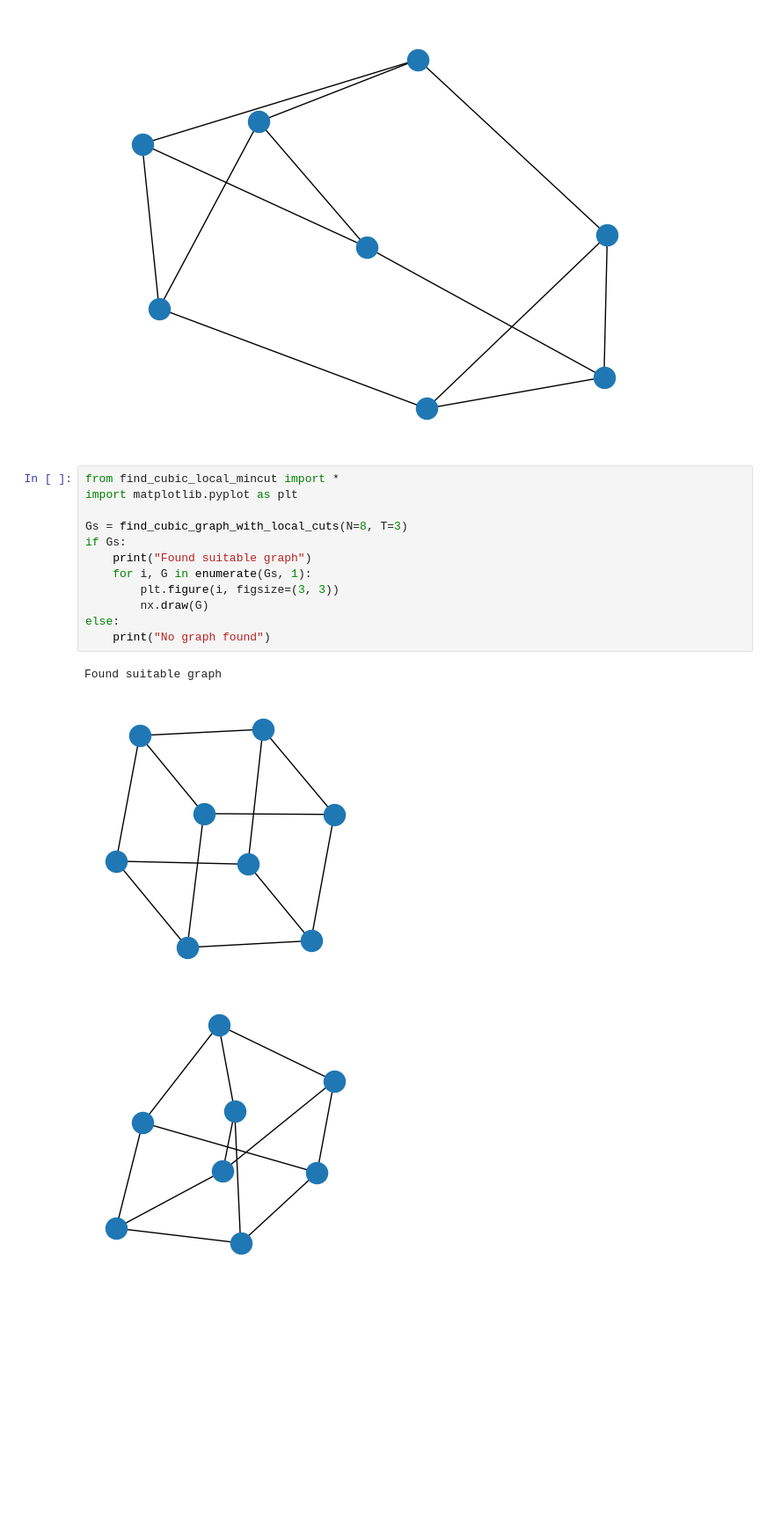
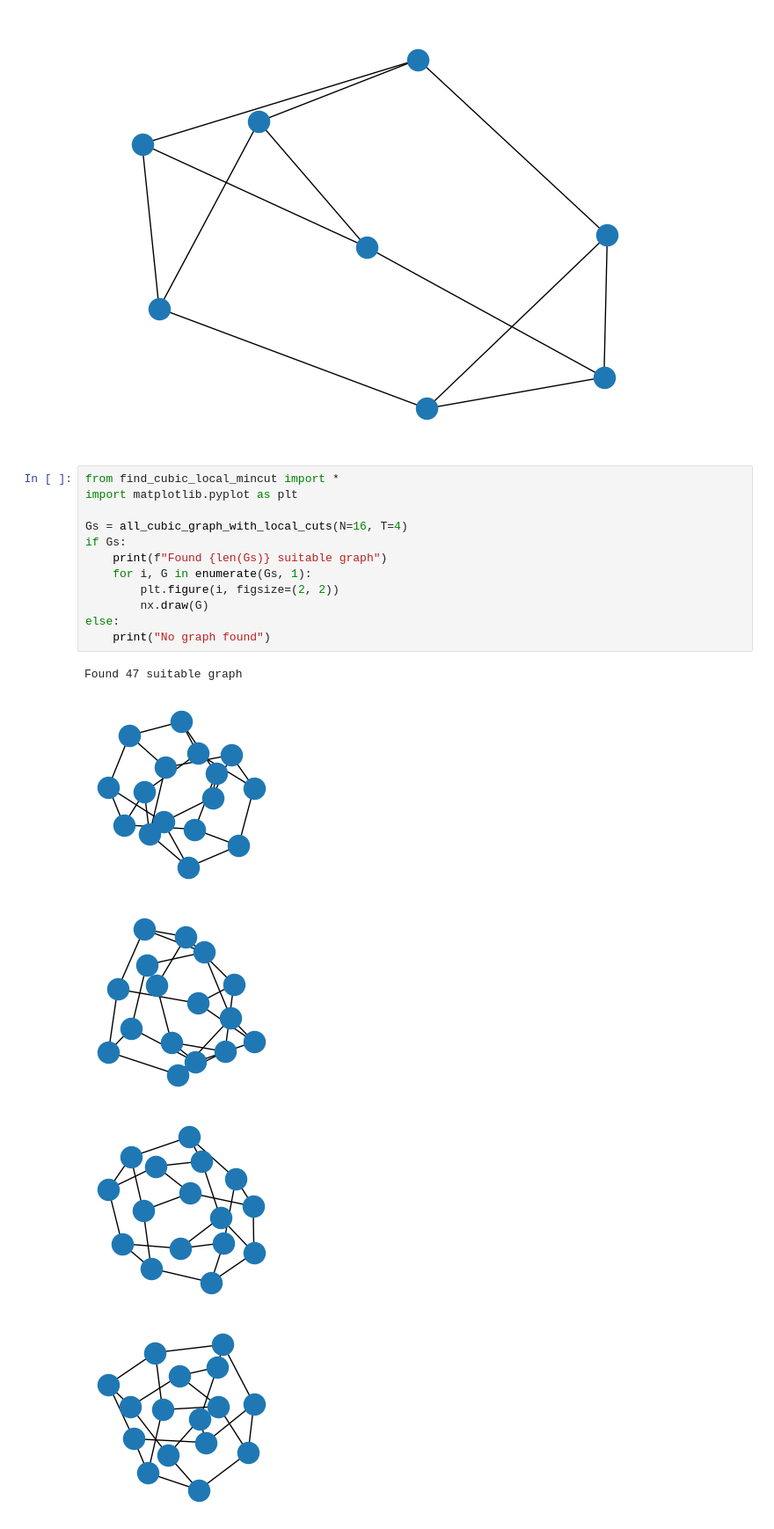
Before and after one commit to boldar99/FT-circuit-synthesis-ZX, a Jupyter notebook: testing_graphs.ipynb, the cells around one changed output. Shown at 88% size. Drawn from its saved outputs; the diff is of its cells as text; blank space fills up the shorter version.

Commit message:
Nicer generation of good graphs

```diff
--- a/testing_graphs.ipynb
+++ b/testing_graphs.ipynb
@@ -29,16 +29,18 @@ Generated 5 graphs.
 # %%
 from find_cubic_local_mincut import *
 import matplotlib.pyplot as plt
 
-Gs = find_cubic_graph_with_local_cuts(N=8, T=3)
+Gs = all_cubic_graph_with_local_cuts(N=16, T=4)
 if Gs:
-    print("Found suitable graph")
+    print(f"Found {len(Gs)} suitable graph")
     for i, G in enumerate(Gs, 1):
-        plt.figure(i, figsize=(3, 3))
+        plt.figure(i, figsize=(2, 2))
         nx.draw(G)
 else:
     print("No graph found")
 # %% [output]
-Found suitable graph
+Found 47 suitable graph
-[figure, old version]
+[figure, new version]
-[figure, old version]
+[figure, new version]
+[figure, added]
+[figure, added]
```
Also changed, not shown: parts of 1 cell of this notebook, 2 other files.
